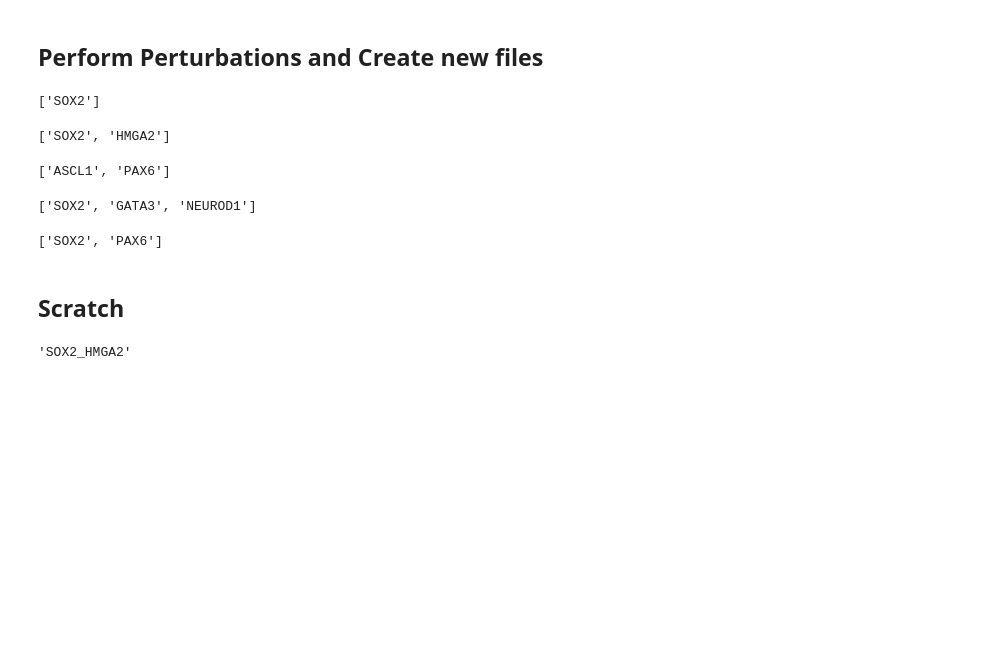
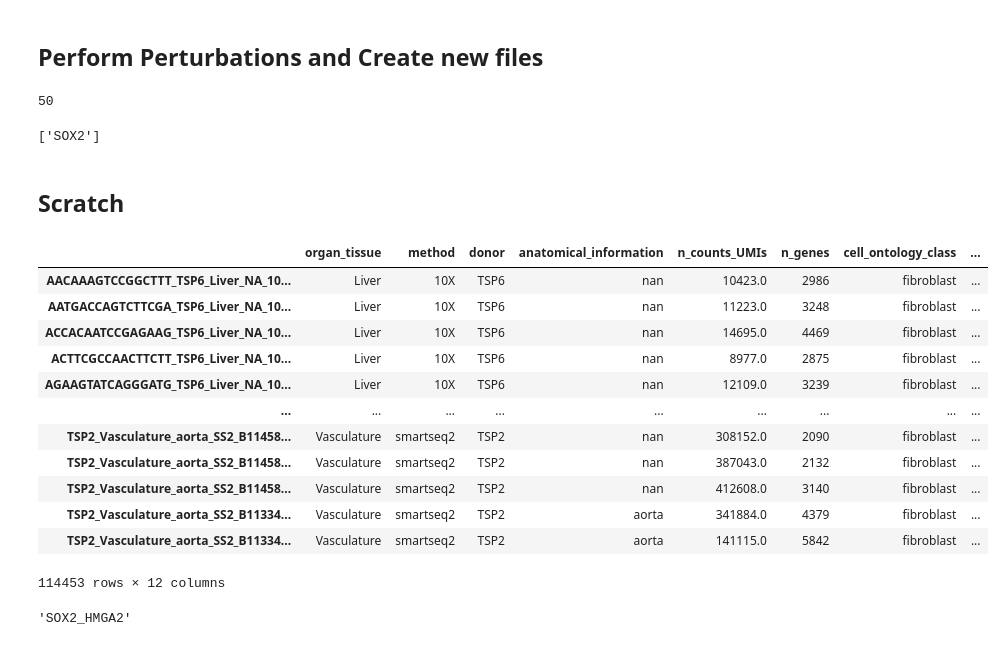
Before and after one commit to Jpickard1/scFoundationModels, a Jupyter notebook: notebooks/reprogramming/reprogramming-recipies-jpic.ipynb, the cells around one changed output. Cells and saved outputs as stored; diff of their text form; code cells hidden in the pictures; blank space fills up the shorter version.

Commit message:
added notes/documentation/organization. Nat please see the code under Day 4

```diff
--- a/notebooks/reprogramming/reprogramming-recipies-jpic.ipynb
+++ b/notebooks/reprogramming/reprogramming-recipies-jpic.ipynb
@@ -127,10 +141,15 @@ adata = sp.read_h5ad(os.path.join(DATAPATH, FILE))
 adata_gene_list = adata.var['gene_symbol'].values.tolist()
 # %% [markdown]
 ## Perform Perturbations and Create new files
+# %%
+len(df['TFs'])
+# %% [output]
+50
 # %%
 output_directory = "/nfs/turbo/umms-indikar/shared/projects/DARPA_AI/in-silico-reprogramming/one-shot/perturbed"
-scalars = [0.5, 0.75, 1]
-for val in df['TFs']:
+scalars = [0.5, 0.75, 1.001]
+for i in range(len(df['TFs'])):
+    val = df['TFs'].iloc[i]
     val = val.replace(',',' ')
     val = val.replace(';',' ')
     val = val.replace(':',' ')
@@ -142,6 +161,15 @@ for val in df['TFs']:
         # Concatenate all AnnData objects along the observations axis
         concatenated_adata = ad.concat(list(adataDict.values()), axis=0)
 
+        # Save reprogramming metadata into the concatenated_adata.obs table
+        concatenated_adata.obs['Source_cells'] = df['Source cells'].iloc[i]
+        concatenated_adata.obs['Target_cells'] = df['Target cells'].iloc[i]
+        concatenated_adata.obs['Treatment'] = df['Treatment'].iloc[i]
+        concatenated_adata.obs['Species'] = df['Species'].iloc[i]
+        concatenated_adata.obs['Cell_Transplantation'] = df['Cell Transplantation'].iloc[i]
+        concatenated_adata.obs['Published_Year'] = df['Published Year'].iloc[i]
+        concatenated_adata.obs['PMID'] = df['PMID'].iloc[i]
+
         # Join the TFs list into a string for the filename
         TFs_str = "_".join(TFs)
 
@@ -153,9 +181,21 @@ for val in df['TFs']:
         concatenated_adata.write_h5ad(output_path)
 # %% [output]
 ['SOX2']
-['SOX2', 'HMGA2']
-['ASCL1', 'PAX6']
-['SOX2', 'GATA3', 'NEUROD1']
-['SOX2', 'PAX6']
 # %% [markdown]
 ## Scratch
+# %%
+concatenated_adata.obs
+# %% [output]
+|  | organ_tissue | method | donor | anatomical_information | n_counts_UMIs | n_genes | cell_ontology_class | ... |
+| AACAAAGTCCGGCTTT_TSP6_Liver_NA_10... | Liver | 10X | TSP6 | nan | 10423.0 | 2986 | fibroblast | ... |
+| AATGACCAGTCTTCGA_TSP6_Liver_NA_10... | Liver | 10X | TSP6 | nan | 11223.0 | 3248 | fibroblast | ... |
+| ACCACAATCCGAGAAG_TSP6_Liver_NA_10... | Liver | 10X | TSP6 | nan | 14695.0 | 4469 | fibroblast | ... |
+| ACTTCGCCAACTTCTT_TSP6_Liver_NA_10... | Liver | 10X | TSP6 | nan | 8977.0 | 2875 | fibroblast | ... |
+| AGAAGTATCAGGGATG_TSP6_Liver_NA_10... | Liver | 10X | TSP6 | nan | 12109.0 | 3239 | fibroblast | ... |
+| ... | ... | ... | ... | ... | ... | ... | ... | ... |
+| TSP2_Vasculature_aorta_SS2_B11458... | Vasculature | smartseq2 | TSP2 | nan | 308152.0 | 2090 | fibroblast | ... |
+| TSP2_Vasculature_aorta_SS2_B11458... | Vasculature | smartseq2 | TSP2 | nan | 387043.0 | 2132 | fibroblast | ... |
+| TSP2_Vasculature_aorta_SS2_B11458... | Vasculature | smartseq2 | TSP2 | nan | 412608.0 | 3140 | fibroblast | ... |
+| TSP2_Vasculature_aorta_SS2_B11334... | Vasculature | smartseq2 | TSP2 | aorta | 341884.0 | 4379 | fibroblast | ... |
+| TSP2_Vasculature_aorta_SS2_B11334... | Vasculature | smartseq2 | TSP2 | aorta | 141115.0 | 5842 | fibroblast | ... |
+114453 rows × 12 columns
```
Also changed, not shown: parts of 3 cells of this notebook.
